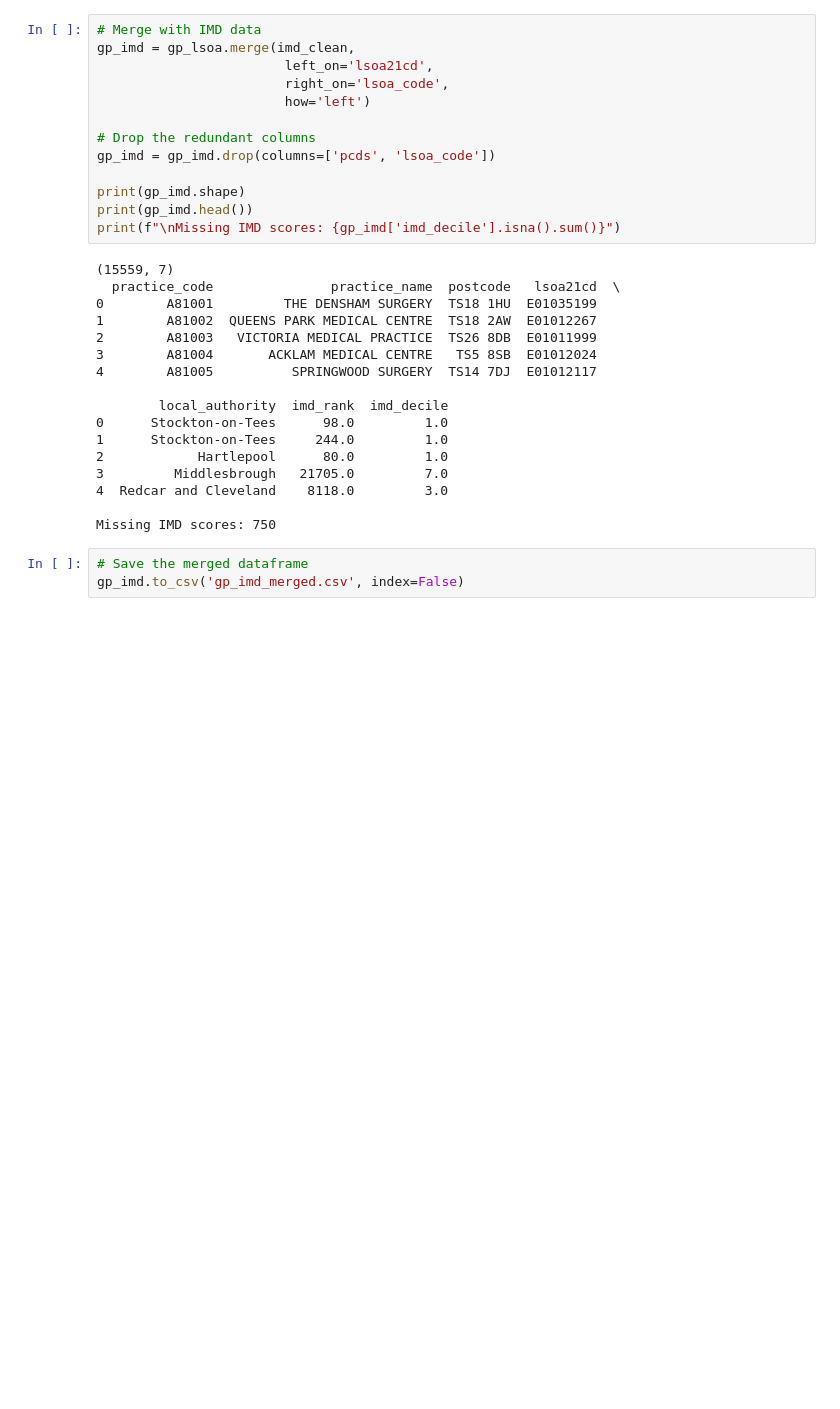
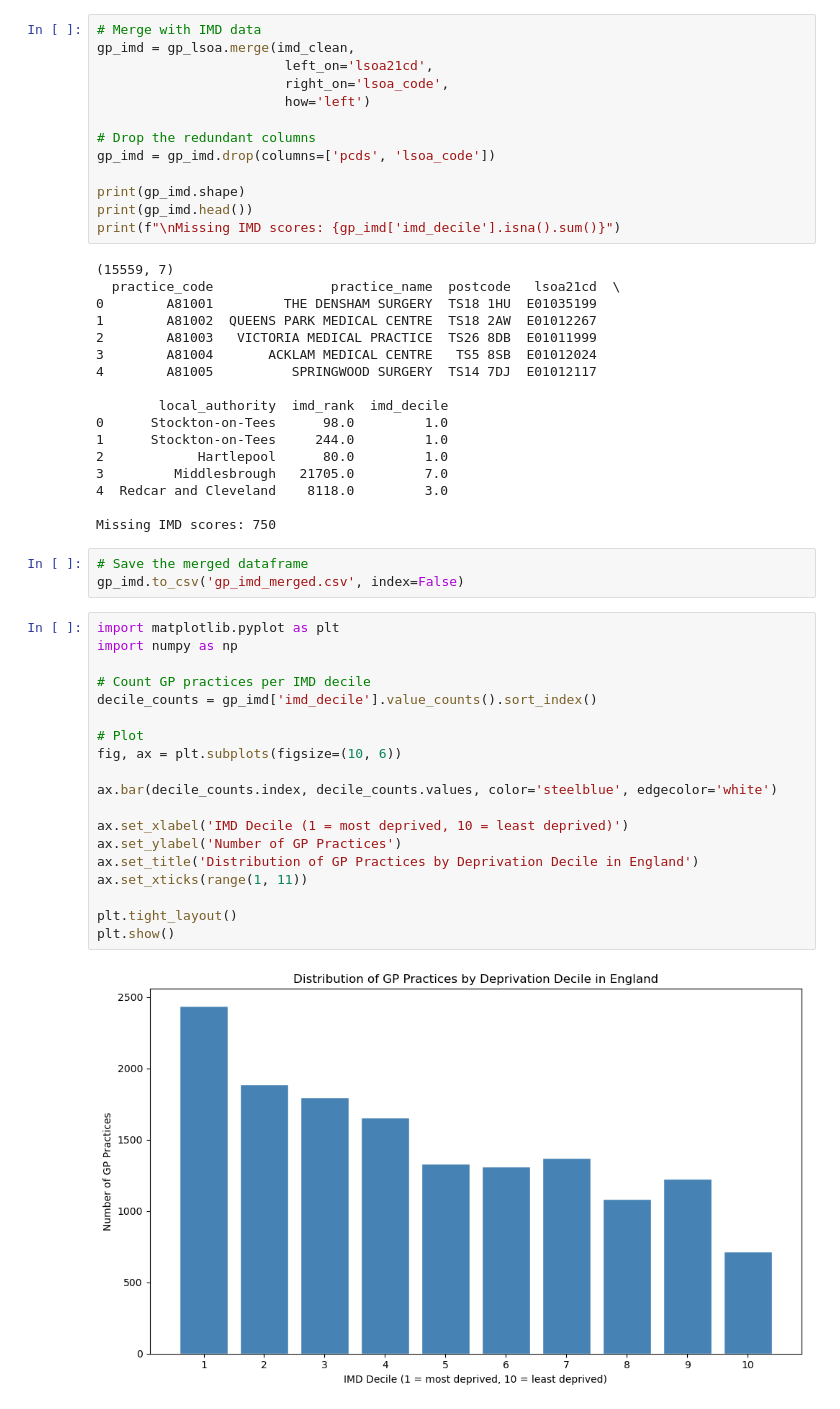
Before and after one commit to Lyra-cb/NHS_Data_Explorer, a Jupyter notebook: NHS_explorer_01.ipynb, the cells around one changed output. Drawn from its saved outputs; the diff is of its cells as text; blank space fills up the shorter version.

```diff
--- a/NHS_explorer_01.ipynb
+++ b/NHS_explorer_01.ipynb
@@ -220,3 +220,24 @@ Missing IMD scores: 750
 # %%
 # Save the merged dataframe
 gp_imd.to_csv('gp_imd_merged.csv', index=False)
+# %%
+import matplotlib.pyplot as plt
+import numpy as np
+
+# Count GP practices per IMD decile
+decile_counts = gp_imd['imd_decile'].value_counts().sort_index()
+
+# Plot
+fig, ax = plt.subplots(figsize=(10, 6))
+
+ax.bar(decile_counts.index, decile_counts.values, color='steelblue', edgecolor='white')
+
+ax.set_xlabel('IMD Decile (1 = most deprived, 10 = least deprived)')
+ax.set_ylabel('Number of GP Practices')
+ax.set_title('Distribution of GP Practices by Deprivation Decile in England')
+ax.set_xticks(range(1, 11))
+
+plt.tight_layout()
+plt.show()
+# %% [output]
+[figure, added]
```
Also changed, not shown: parts of 10 cells of this notebook.
